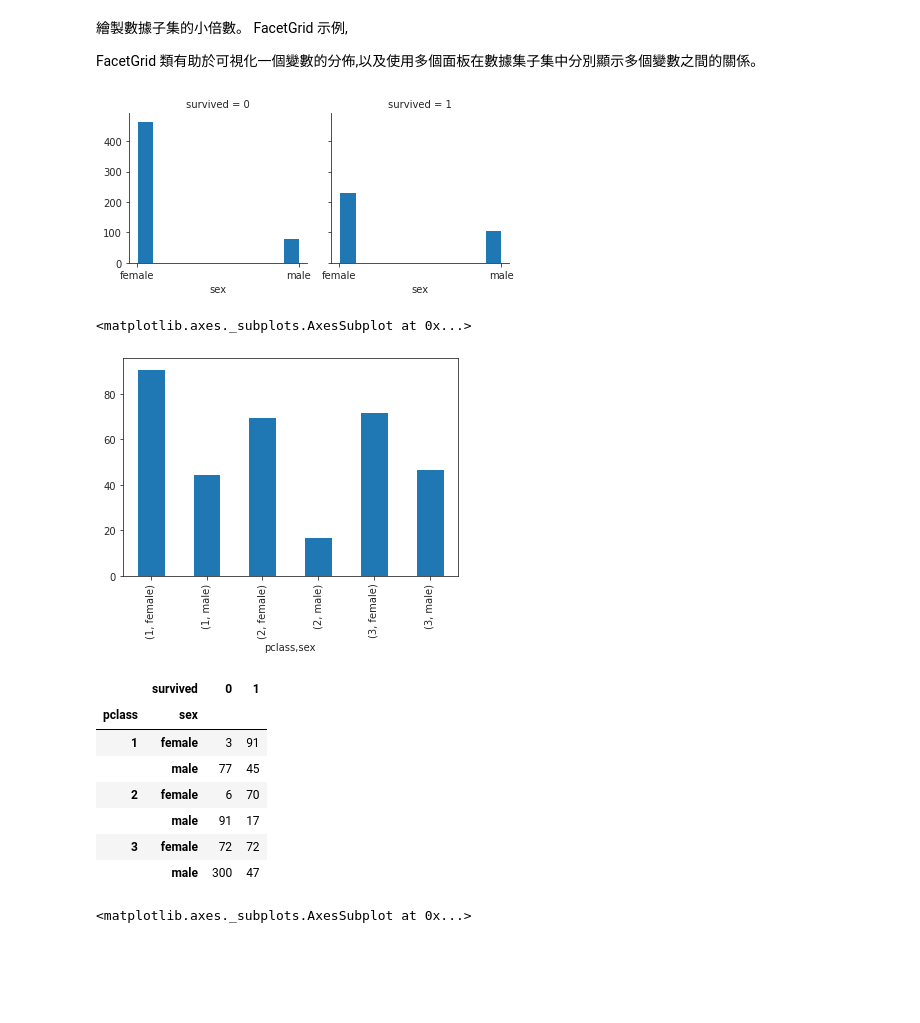
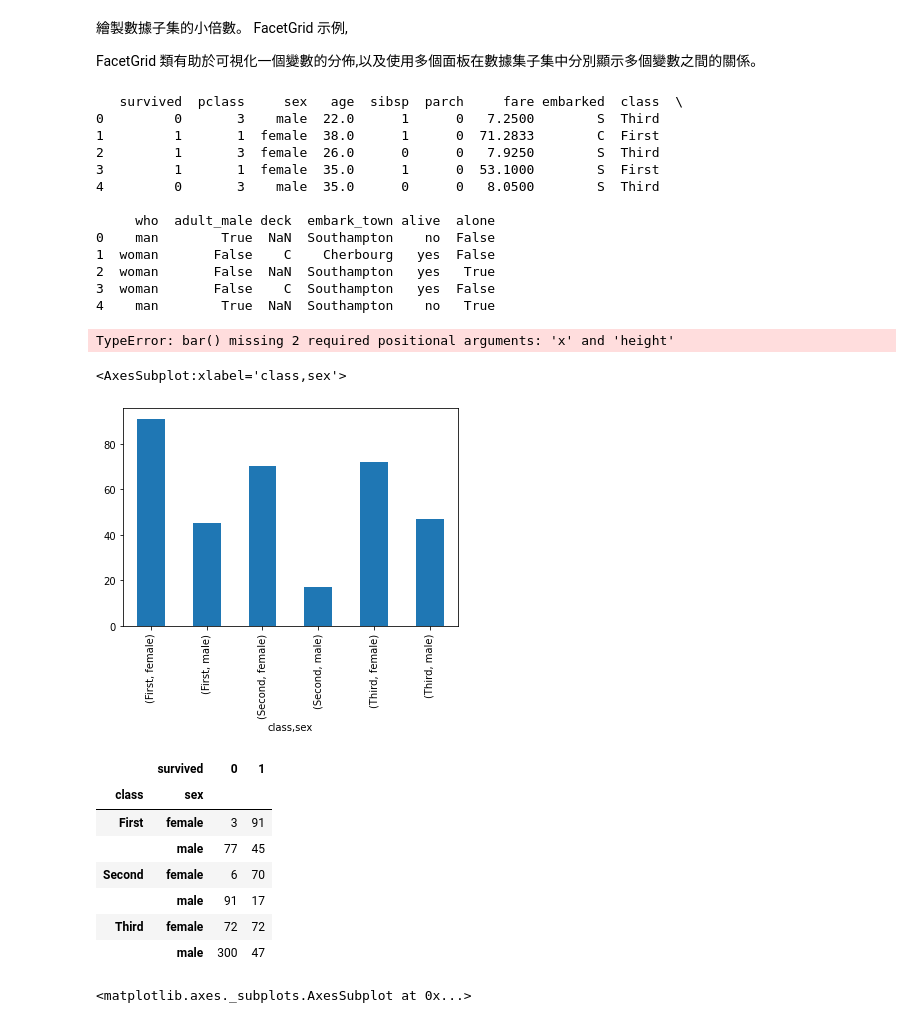
Before and after one commit to dog-father/python-, a Jupyter notebook: D21/Data_Visualization_Day_4作業.ipynb, the cells around one changed output. Cells and saved outputs as stored; diff of their text form; code cells hidden in the pictures; blank space fills up the shorter version.

```diff
--- a/D21/Data_Visualization_Day_4作業.ipynb
+++ b/D21/Data_Visualization_Day_4作業.ipynb
@@ -65,33 +65,49 @@ FacetGrid 類有助於可視化一個變數的分佈,以及使用多個面板在
 g = sns.FacetGrid
 g.map
 '''
+print(df.head())
+g = sns.FacetGrid(df,col="sex")
+g.map(plt.bar)
 # %% [output]
-[figure, removed]
+   survived  pclass     sex   age  sibsp  parch     fare embarked  class  \
+0         0       3    male  22.0      1      0   7.2500        S  Third
+1         1       1  female  38.0      1      0  71.2833        C  First
+2         1       3  female  26.0      0      0   7.9250        S  Third
+3         1       1  female  35.0      1      0  53.1000        S  First
+4         0       3    male  35.0      0      0   8.0500        S  Third
+
+     who  adult_male deck  embark_town alive  alone
+0    man        True  NaN  Southampton    no  False
+1  woman       False    C    Cherbourg   yes  False
+2  woman       False  NaN  Southampton   yes   True
+3  woman       False    C  Southampton   yes  False
+4    man        True  NaN  Southampton    no   True
+TypeError: bar() missing 2 required positional arguments: 'x' and 'height'
 # %%
 #先檢視各艙位存活人數，此時可以使用groupby函數進行分類，
 #其中 survived＝1表示存活，survived＝0表示死亡，將survived加總即為各艙等生存人數。
 
-df.groupby('pclass').survived.sum()
+df.groupby('class').survived.sum()
 
 #加上性別
-survived=df.groupby(['pclass','sex']).survived.sum()
+survived=df.groupby(['class','sex']).survived.sum()
 survived.plot(kind='bar')
 # %% [output]
-<matplotlib.axes._subplots.AxesSubplot at 0x...>
+<AxesSubplot:xlabel='class,sex'>
-[figure, old version]
+[figure, new version]
 # %%
 #使用pd.crosstab函數繪製交叉表，交叉表可以很直觀的依據艙位等級及性別來查看存活人數及死亡人數。
 #繪製堆疊條形圖，x軸代表依據艙等分成男性及女性，y軸代表人數，其中藍色代表死亡人數，橘色代表存活人數。
-survived_counts = pd.crosstab([df.pclass, df.sex],df.survived)
+survived_counts = pd.crosstab([df['class'], df.sex],df.survived)
 survived_counts
 # %% [output]
 |  | survived | 0 | 1 |
-| pclass | sex |  |  |
-| 1 | female | 3 | 91 |
+| class | sex |  |  |
+| First | female | 3 | 91 |
 |  | male | 77 | 45 |
-| 2 | female | 6 | 70 |
+| Second | female | 6 | 70 |
 |  | male | 91 | 17 |
-| 3 | female | 72 | 72 |
+| Third | female | 72 | 72 |
 |  | male | 300 | 47 |
 # %%
 '''
```
Also changed, not shown: parts of 1 cell of this notebook.
